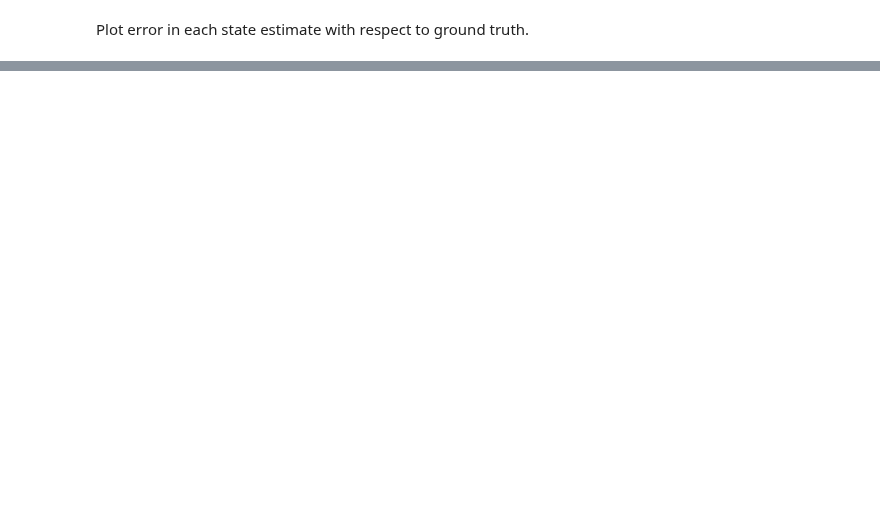
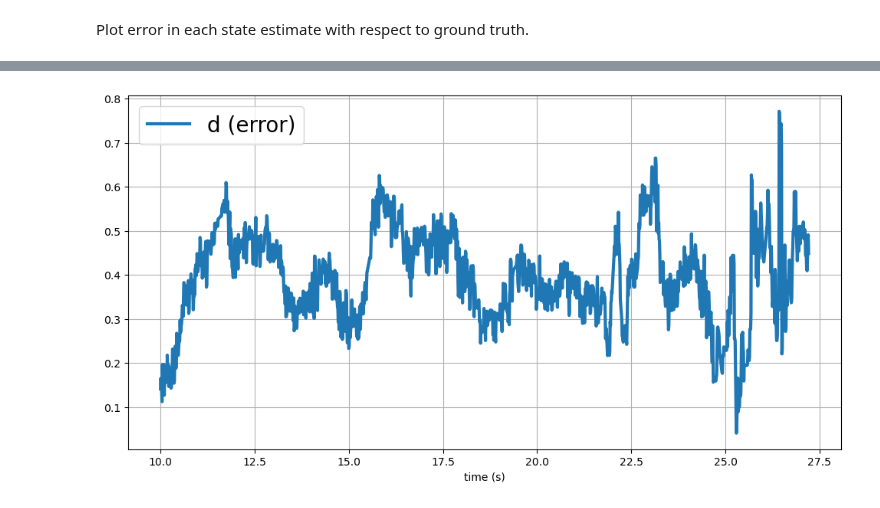
Before and after one commit to Chairless-maybe/crazyflie-client, a Jupyter notebook: project/post-analysis.ipynb, the cells around one changed output, grey strips where cells are left out. Saved outputs shown, nothing was run; the diff lists cells and outputs as text; code cells hidden in the pictures; blank space fills up the shorter version.

```diff
--- a/project/post-analysis.ipynb
+++ b/project/post-analysis.ipynb
@@ -343,0 +699,33 @@ np.float64(0.3874216748656583)
+# %%
+import matplotlib.pyplot as plt
+import numpy as np
+
+# Assuming that t and d_offline have been defined and contain sufficient data points.
+
+# Compute the error between the observed data and the desired value (0.8)
+# starting from index 1000. This assumes that d_offline and t have at least 1001 elements.
+d_err = d_offline[1000:] - 0.8
+
+def error_plot(t, s_err, name, ax):
+    # Plot the error against time
+    ax.plot(t, s_err, label=f'{name} (error)', linewidth=3)
+
+    # Add a legend with a larger font size
+    ax.legend(fontsize=20)
+
+    # Enable grid for better readability
+    ax.grid()
+
+# Create a figure with a single subplot
+fig, ax_d = plt.subplots(1, 1, figsize=(12, 6), sharex=True)
+
+# Plot the error starting from t[1000:] and using the computed d_err
+error_plot(t[1000:], d_err, 'd', ax_d)
+
+# Set the x-axis label to indicate the horizontal axis represents time in seconds
+ax_d.set_xlabel('time (s)')
+
+# Display the plot
+plt.show()
+# %% [output]
+[figure, added]
```
Also changed, not shown: parts of 33 cells of this notebook.
